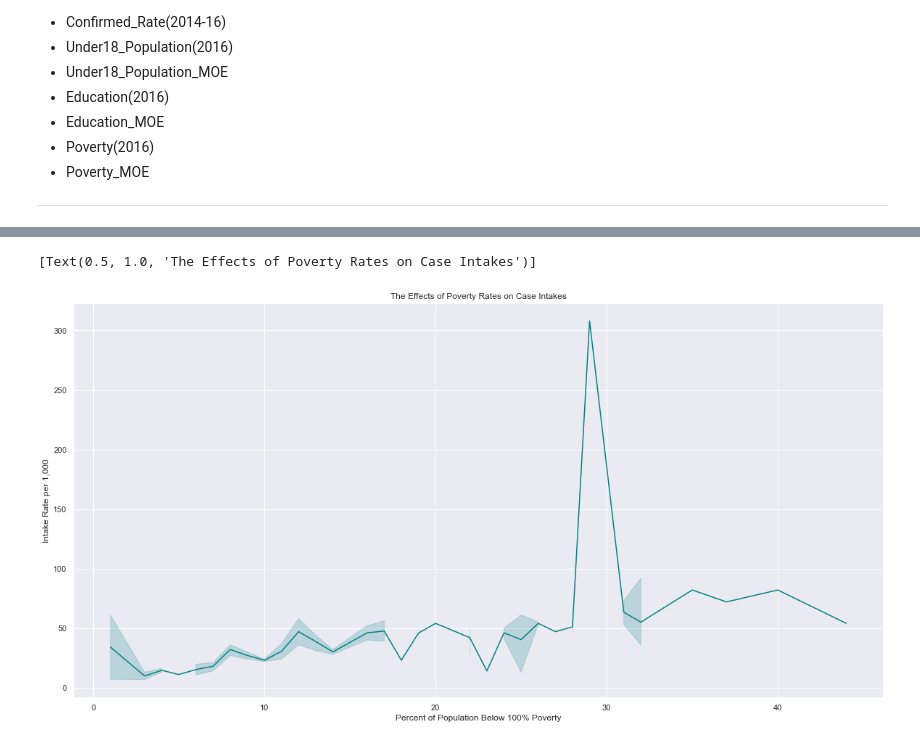
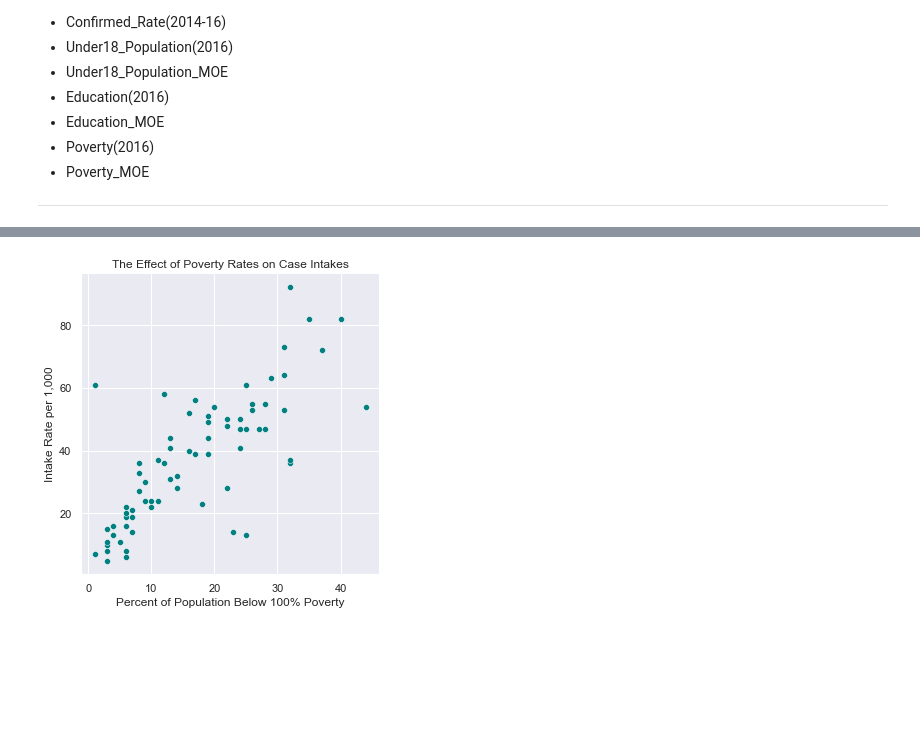
Before and after one commit to BraedenWright/UnitedWay, a Jupyter notebook: UnitedWay_Project.ipynb, the cells around one changed output, grey strips where cells are left out. Cells and saved outputs as stored; diff of their text form; code cells hidden in the pictures; blank space fills up the shorter version.

```diff
--- a/UnitedWay_Project.ipynb
+++ b/UnitedWay_Project.ipynb
@@ -162,7 +181,7 @@ plt.show()
 # %%
-ax = sns.lineplot(x = df['Poverty(2016)'], y = df['Intake_Rate(2014-16)'], color = 'teal')
+ax = sns.relplot(x = df['Poverty(2016)'], y = df['Intake_Rate(2014-16)'], color = 'teal')
 ax.set(xlabel = 'Percent of Population Below 100% Poverty', ylabel = 'Intake Rate per 1,000')
-ax.set(title = 'The Effects of Poverty Rates on Case Intakes')
+ax.set(title = 'The Effect of Poverty Rates on Case Intakes')
+plt.show()
 # %% [output]
-[Text(0.5, 1.0, 'The Effects of Poverty Rates on Case Intakes')]
-[figure, old version]
+[figure, new version]
```
Also changed, not shown: parts of 4 cells of this notebook.
